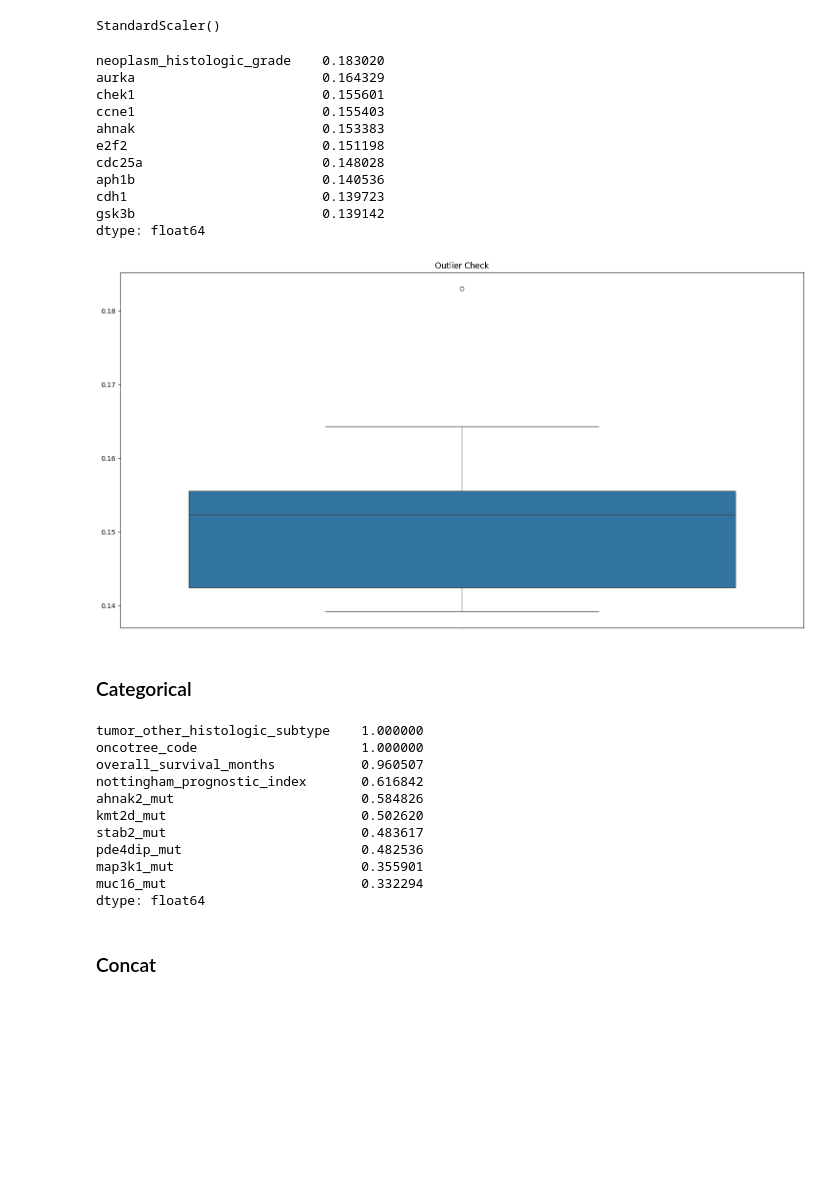
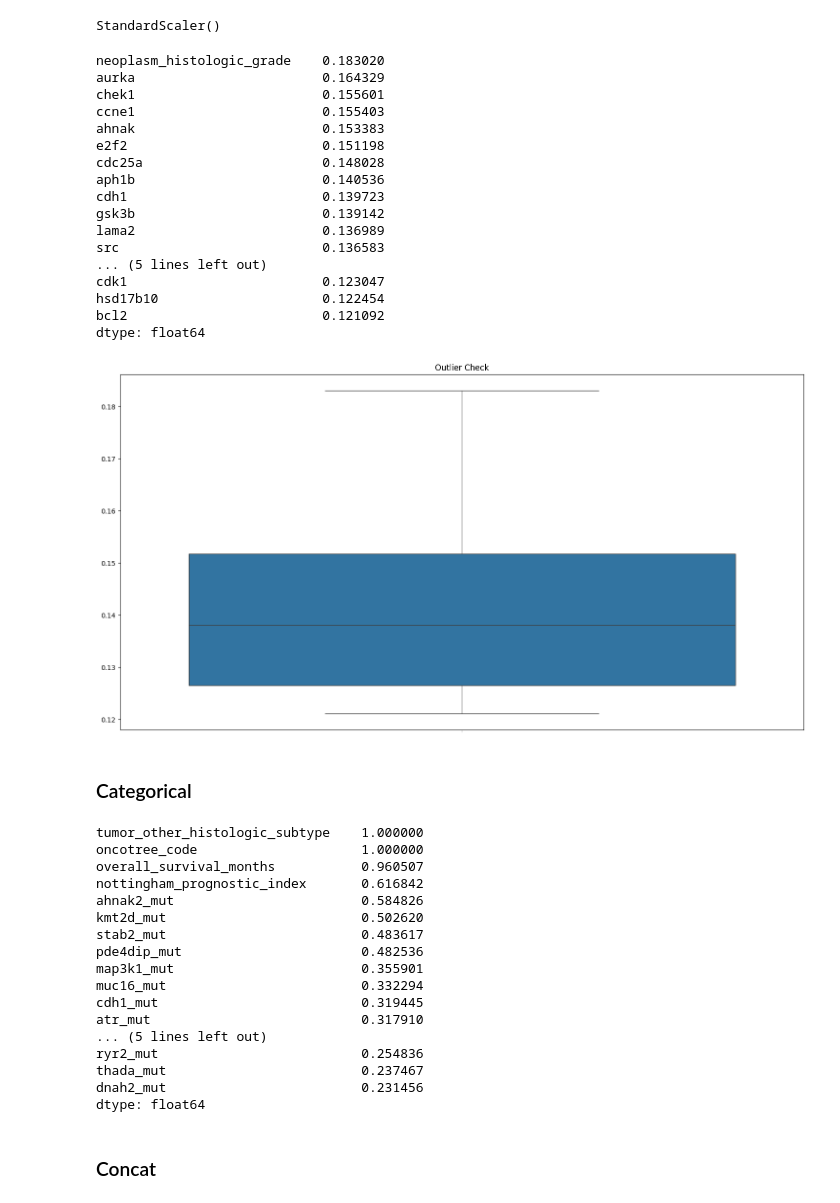
Before and after one commit to ghinamf/ANN_ClassificationModel, a Jupyter notebook: code/ta3.ipynb, the cells around one changed output. Drawn from its saved outputs; the diff is of its cells as text; code cells hidden in the pictures; blank space fills up the shorter version.

```diff
--- a/code/ta3.ipynb
+++ b/code/ta3.ipynb
@@ -453,7 +453,7 @@ df1['cancer_type_detailed'] = le_status.fit_transform(df1['cancer_type_detailed'
 corr_numerical = df1[numerical_cols].corrwith(df1['cancer_type_detailed'])
 
 #Sort and get top 30 numerical correlations
-best_numerical_corr30 = corr_numerical.abs().sort_values(ascending=False).head(10)
+best_numerical_corr30 = corr_numerical.abs().sort_values(ascending=False).head(20)
 print(best_numerical_corr30)
 # %% [output]
 neoplasm_histologic_grade    0.183020
@@ -466,28 +466,34 @@ cdc25a                       0.148028
 aph1b                        0.140536
 cdh1                         0.139723
 gsk3b                        0.139142
+lama2                        0.136989
+src                          0.136583
+... (5 lines left out)
+cdk1                         0.123047
+hsd17b10                     0.122454
+bcl2                         0.121092
 dtype: float64
 # %%
 #outliers checking for top features only
 
-nc= numerical_cols
+# nc= numerical_cols
 
 plt.figure(figsize=(15, 8))  # Mengatur ukuran agar lebih lebar
 
 #Membuat boxplot untuk semua kolom numerik
 sns.boxplot(data=best_numerical_corr30)
 
 #Menambahkan judul
 plt.title("Outlier Check")
 
 #Mengatur rotasi label sumbu x agar lebih terbaca
 plt.xticks(rotation=45, ha='right')  # Rotasi 45 derajat dan menyelaraskan ke kanan
 
 #Menampilkan plot
 plt.tight_layout()  # Menyesuaikan layout agar tidak ada elemen yang tumpang tindih
 plt.show()
 # %% [output]
-[figure, old version]
+[figure, new version]
 # %% [markdown]
 ### Categorical
 # %%
@@ -510,7 +516,7 @@ for col in categorical_cols:
 cramers_v_series = pd.Series(cramers_v_results)
 
 #Sort and get top 30 categorical correlations
-best_categorical_corr30 = cramers_v_series.abs().sort_values(ascending=False).head(10)
+best_categorical_corr30 = cramers_v_series.abs().sort_values(ascending=False).head(20)
 print(best_categorical_corr30)
 # %% [output]
 tumor_other_histologic_subtype    1.000000
@@ -523,6 +529,12 @@ stab2_mut                         0.483617
 pde4dip_mut                       0.482536
 map3k1_mut                        0.355901
 muc16_mut                         0.332294
+cdh1_mut                          0.319445
+atr_mut                           0.317910
+... (5 lines left out)
+ryr2_mut                          0.254836
+thada_mut                         0.237467
+dnah2_mut                         0.231456
 dtype: float64
 # %% [markdown]
 ### Concat
```
Also changed, not shown: parts of 16 cells of this notebook.
